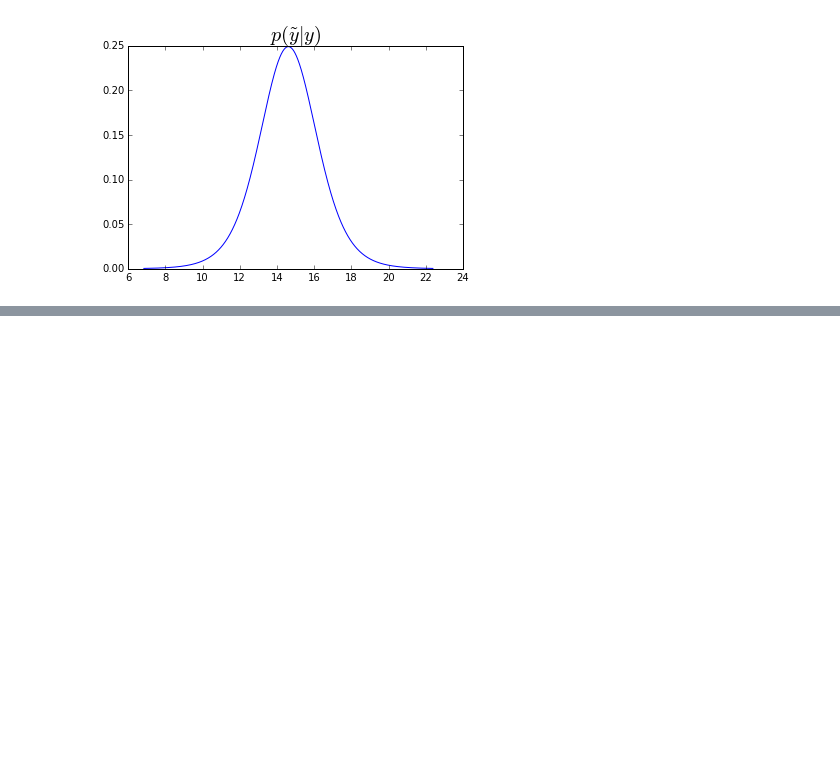
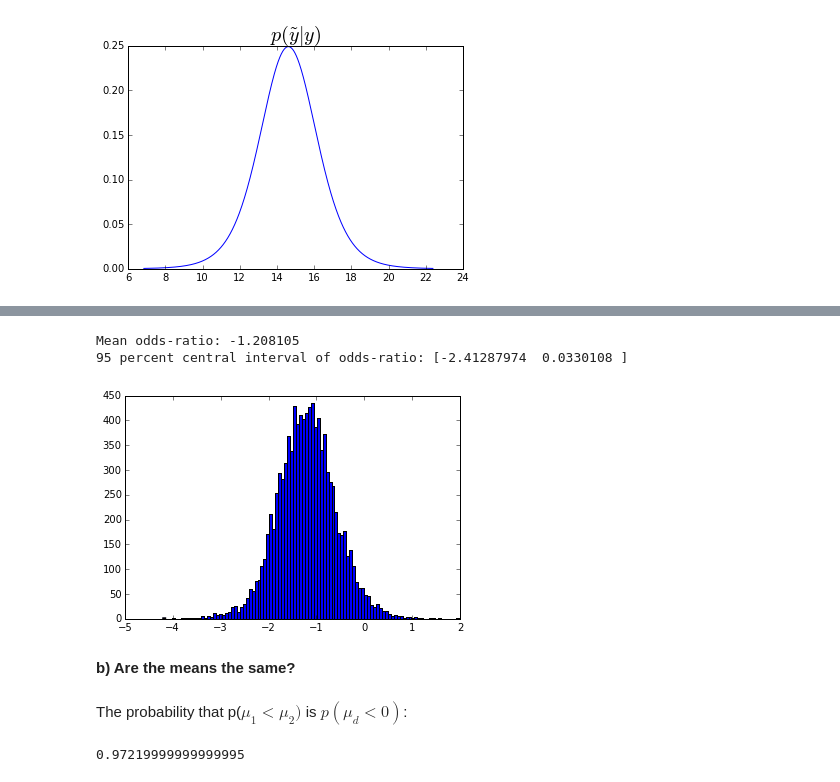
Before and after one commit to rasmusbergpalm/bayes, a Jupyter notebook: ex2/ex2.ipynb, the cells around one changed output, grey strips where cells are left out. Cells and saved outputs as stored; diff of their text form; code cells hidden in the pictures; blank space fills up the shorter version.

```diff
--- a/ex2/ex2.ipynb
+++ b/ex2/ex2.ipynb
@@ -513,0 +592,34 @@ Hint: With a conjugate prior a closed form posterior is Student’s t form for e
+# %%
+y1 = np.loadtxt('windshieldy1.txt')
+y2 = np.loadtxt('windshieldy2.txt')
+
+n1 = len(y1)
+n2 = len(y2)
+df1 = n1-1
+df2 = n2-1
+loc1 = y_bar1 = y1.mean()
+loc2 = y_bar2 = y2.mean()
+s1 = y1.var(ddof=1)
+s2 = y2.var(ddof=1)
+scale1 = np.sqrt(s1/n1)
+scale2 = np.sqrt(s2/n2)
+
+u1 = stats.t.rvs(df1, loc1, scale1, 10000)
+u2 = stats.t.rvs(df2, loc2, scale2, 10000)
+ud = u1-u2
+
+_=plt.hist(ud, 100)
+print "Mean odds-ratio: %f" % ud.mean()
+print "95 percent central interval of odds-ratio: %s" % np.percentile(ud, [2.5, 97.5])
+# %% [output]
+Mean odds-ratio: -1.208105
+95 percent central interval of odds-ratio: [-2.41287974  0.0330108 ]
+[figure, added]
+# %% [markdown]
+**b) Are the means the same?**
+# %% [markdown]
+The probability that p($\mu_1 < \mu_2)$ is $p(\mu_d<0)$:
+# %%
+np.mean(ud<0)
+# %% [output]
+0.97219999999999995
```
Also changed, not shown: parts of 14 cells of this notebook, 3 other files.
